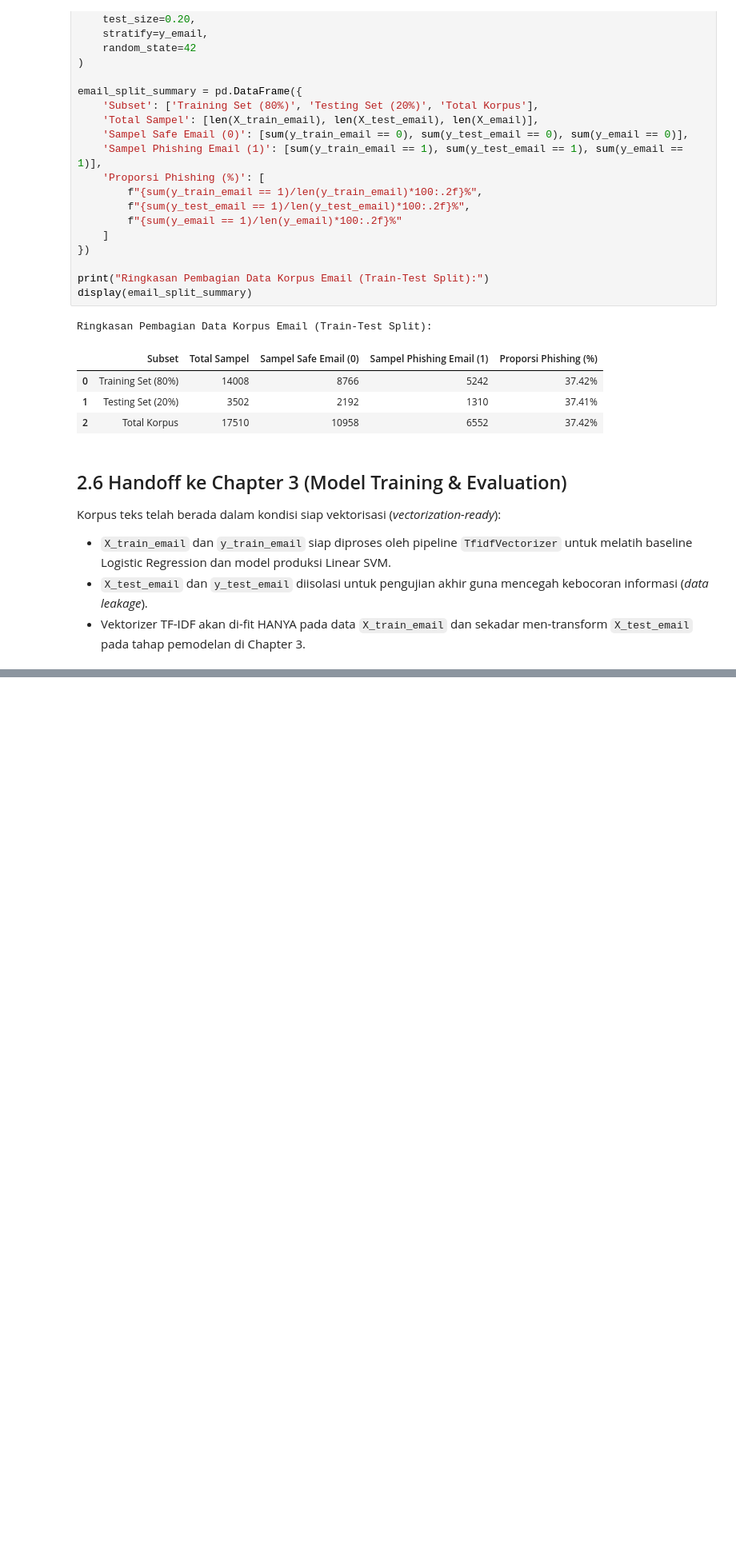
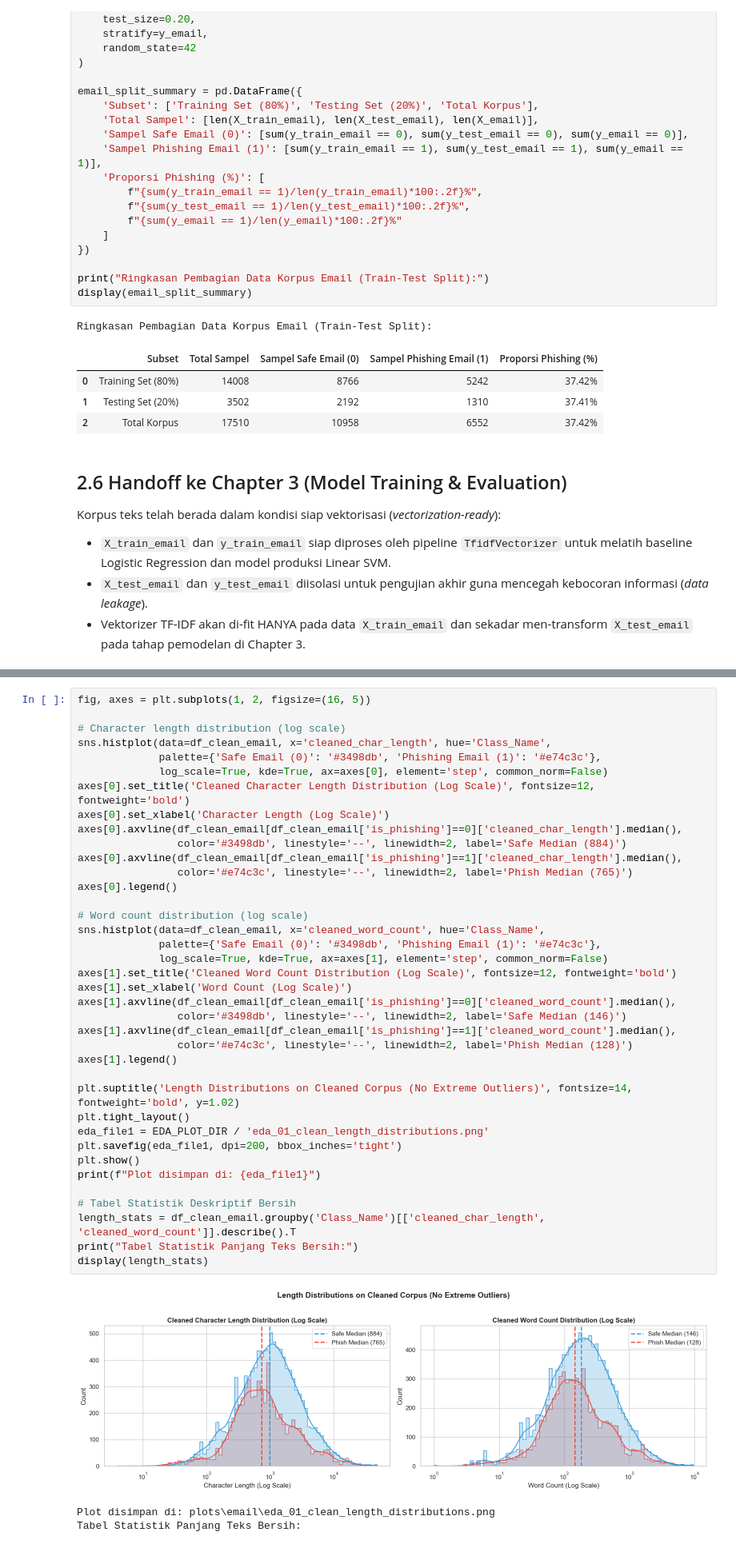
Before and after one commit to fathirrizkifadillah/PhisGuard_Model_Training, a Jupyter notebook: email.ipynb, the cells around one changed output, grey strips where cells are left out. Shown at 80% size. Cells and saved outputs as stored; diff of their text form; blank space fills up the shorter version.

Commit message:
Chapter 3 : Exploratory Data Analysis

```diff
--- a/email.ipynb
+++ b/email.ipynb
@@ -700,0 +752,42 @@ Korpus teks telah berada dalam kondisi siap vektorisasi (*vectorization-ready*):
+# %%
+fig, axes = plt.subplots(1, 2, figsize=(16, 5))
+
+# Character length distribution (log scale)
+sns.histplot(data=df_clean_email, x='cleaned_char_length', hue='Class_Name',
+             palette={'Safe Email (0)': '#3498db', 'Phishing Email (1)': '#e74c3c'},
+             log_scale=True, kde=True, ax=axes[0], element='step', common_norm=False)
+axes[0].set_title('Cleaned Character Length Distribution (Log Scale)', fontsize=12, fontweight='bold')
+axes[0].set_xlabel('Character Length (Log Scale)')
+axes[0].axvline(df_clean_email[df_clean_email['is_phishing']==0]['cleaned_char_length'].median(),
+                color='#3498db', linestyle='--', linewidth=2, label='Safe Median (884)')
+axes[0].axvline(df_clean_email[df_clean_email['is_phishing']==1]['cleaned_char_length'].median(),
+                color='#e74c3c', linestyle='--', linewidth=2, label='Phish Median (765)')
+axes[0].legend()
+
+# Word count distribution (log scale)
+sns.histplot(data=df_clean_email, x='cleaned_word_count', hue='Class_Name',
+             palette={'Safe Email (0)': '#3498db', 'Phishing Email (1)': '#e74c3c'},
+             log_scale=True, kde=True, ax=axes[1], element='step', common_norm=False)
+axes[1].set_title('Cleaned Word Count Distribution (Log Scale)', fontsize=12, fontweight='bold')
+axes[1].set_xlabel('Word Count (Log Scale)')
+axes[1].axvline(df_clean_email[df_clean_email['is_phishing']==0]['cleaned_word_count'].median(),
+                color='#3498db', linestyle='--', linewidth=2, label='Safe Median (146)')
+axes[1].axvline(df_clean_email[df_clean_email['is_phishing']==1]['cleaned_word_count'].median(),
+                color='#e74c3c', linestyle='--', linewidth=2, label='Phish Median (128)')
+axes[1].legend()
+
+plt.suptitle('Length Distributions on Cleaned Corpus (No Extreme Outliers)', fontsize=14, fontweight='bold', y=1.02)
+plt.tight_layout()
+eda_file1 = EDA_PLOT_DIR / 'eda_01_clean_length_distributions.png'
+plt.savefig(eda_file1, dpi=200, bbox_inches='tight')
+plt.show()
+print(f"Plot disimpan di: {eda_file1}")
+
+# Tabel Statistik Deskriptif Bersih
+length_stats = df_clean_email.groupby('Class_Name')[['cleaned_char_length', 'cleaned_word_count']].describe().T
+print("Tabel Statistik Panjang Teks Bersih:")
+display(length_stats)
+# %% [output]
+[figure, added]
+Plot disimpan di: plots\email\eda_01_clean_length_distributions.png
+Tabel Statistik Panjang Teks Bersih:
```
Also changed, not shown: parts of 12 cells of this notebook, 11 other files.
